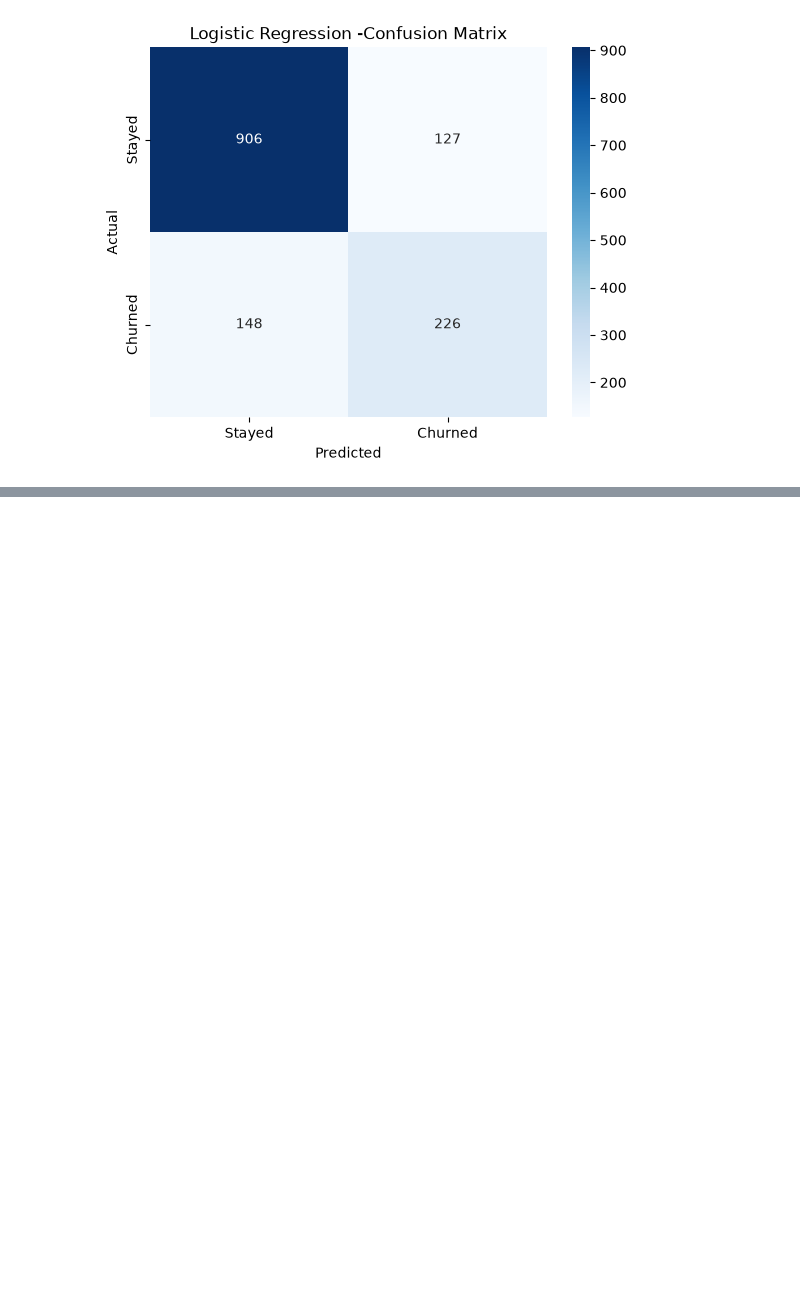
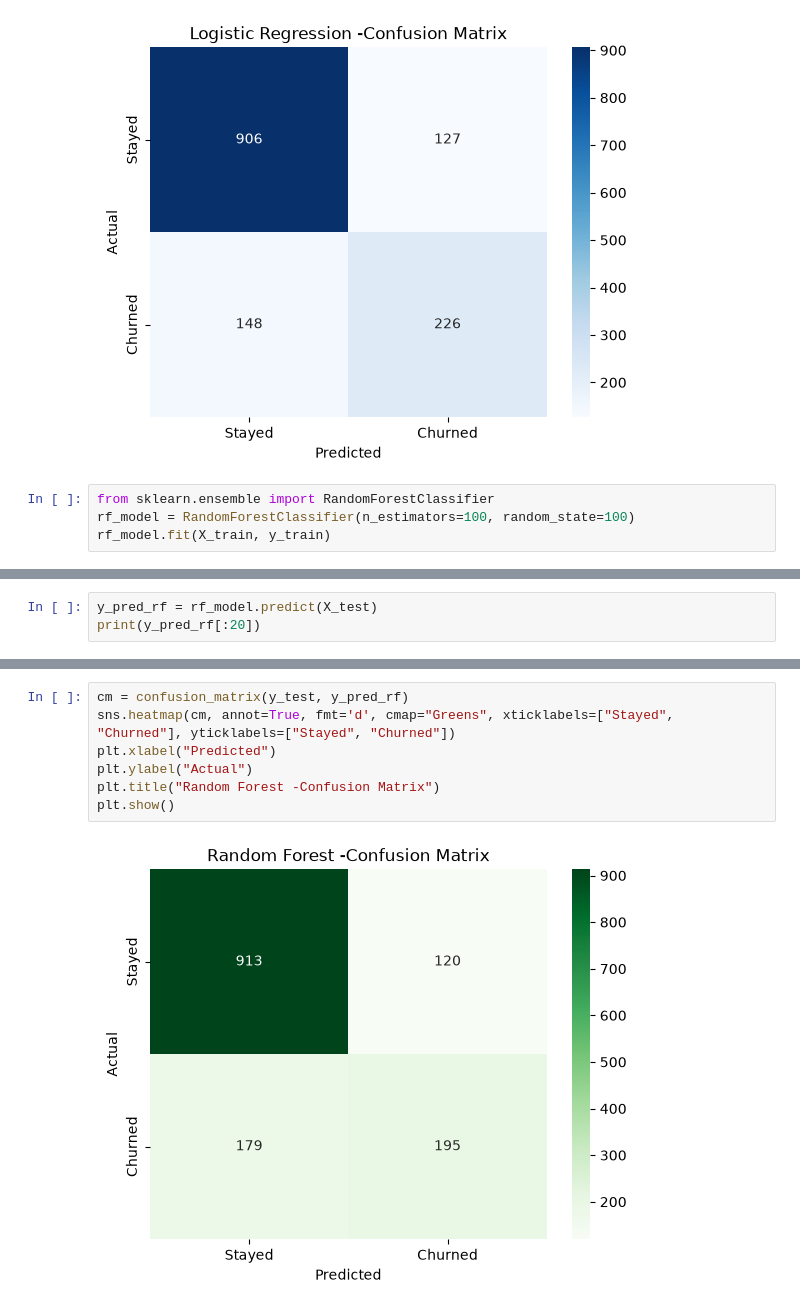
Before and after one commit to diksha-t/Customer-Churn-Prediction, a Jupyter notebook: notebooks/04_model_building.ipynb, the cells around one changed output, grey strips where cells are left out. Cells and saved outputs as stored; diff of their text form; blank space fills up the shorter version.

Commit message:
Random Forest implemented

```diff
--- a/notebooks/04_model_building.ipynb
+++ b/notebooks/04_model_building.ipynb
@@ -142,3 +142,7 @@ plt.title("Logistic Regression -Confusion Matrix")
 plt.show()
 # %% [output]
 [figure]
+# %%
+from sklearn.ensemble import RandomForestClassifier
+rf_model = RandomForestClassifier(n_estimators=100, random_state=100)
+rf_model.fit(X_train, y_train)
@@ -144,0 +151,3 @@ plt.show()
+# %%
+y_pred_rf = rf_model.predict(X_test)
+print(y_pred_rf[:20])
@@ -144,0 +181,9 @@ plt.show()
+# %%
+cm = confusion_matrix(y_test, y_pred_rf)
+sns.heatmap(cm, annot=True, fmt='d', cmap="Greens", xticklabels=["Stayed", "Churned"], yticklabels=["Stayed", "Churned"])
+plt.xlabel("Predicted")
+plt.ylabel("Actual")
+plt.title("Random Forest -Confusion Matrix")
+plt.show()
+# %% [output]
+[figure, added]
```
Also changed, not shown: parts of 3 cells of this notebook.
